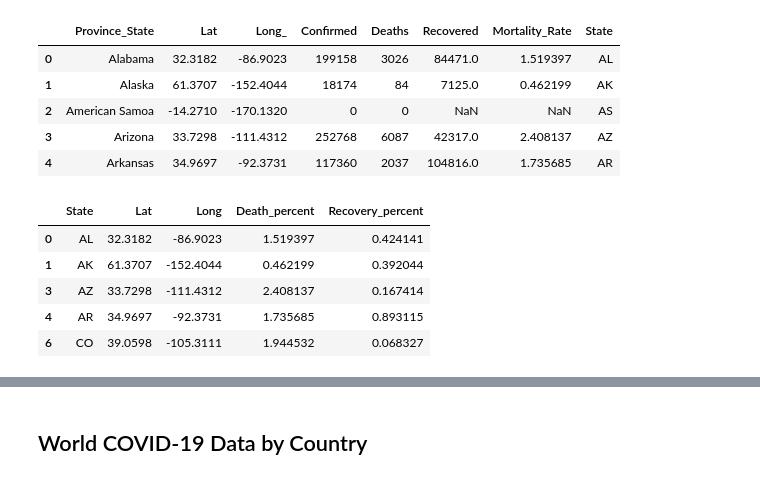
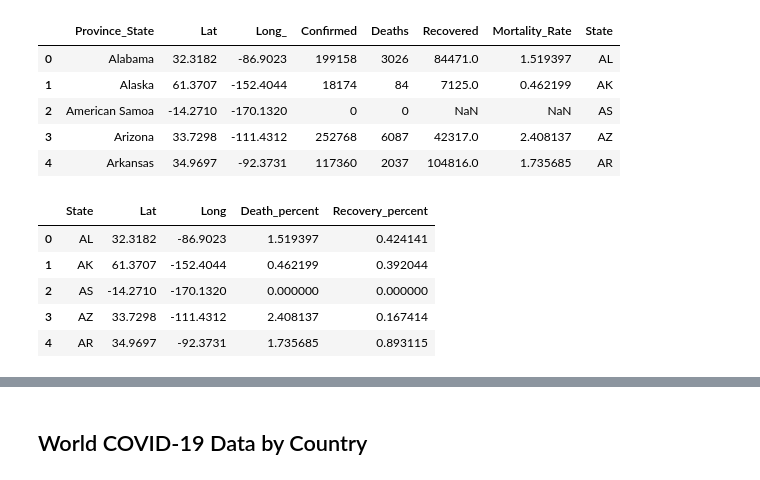
Before and after one commit to gotar1/COVID-19-Dashboard, a Jupyter notebook: Notebooks/analysis.ipynb, the cells around one changed output, grey strips where cells are left out. Saved outputs shown, nothing was run; the diff lists cells and outputs as text; code cells hidden in the pictures.

```diff
--- a/Notebooks/analysis.ipynb
+++ b/Notebooks/analysis.ipynb
@@ -292,16 +318,16 @@ us_covid_df.head()
 # %%
 # rename columns and add recovery percent column
 us_covid_df = us_covid_df.rename(columns={"Long_": "Long", "Mortality_Rate":"Death_percent"})
 us_covid_df["Recovery_percent"]=us_covid_df.Recovered/us_covid_df.Confirmed
-us_covid_df = us_covid_df[["State", "Lat", "Long", "Death_percent", "Recovery_percent"]].dropna()
+us_covid_df = us_covid_df[["State", "Lat", "Long", "Death_percent", "Recovery_percent"]].fillna(0)
 us_covid_df.head()
 # %% [output]
 |  | State | Lat | Long | Death_percent | Recovery_percent |
 | 0 | AL | 32.3182 | -86.9023 | 1.519397 | 0.424141 |
 | 1 | AK | 61.3707 | -152.4044 | 0.462199 | 0.392044 |
+| 2 | AS | -14.2710 | -170.1320 | 0.000000 | 0.000000 |
 | 3 | AZ | 33.7298 | -111.4312 | 2.408137 | 0.167414 |
 | 4 | AR | 34.9697 | -92.3731 | 1.735685 | 0.893115 |
-| 6 | CO | 39.0598 | -105.3111 | 1.944532 | 0.068327 |
 # %%
 # merge two df into one dataframe using left joint.
 us_covid_combine_df = pd.merge(covid_stats_df, us_covid_df, how='left', on=['State','State'])
```
Also changed, not shown: parts of 18 cells of this notebook, 5 other files.
